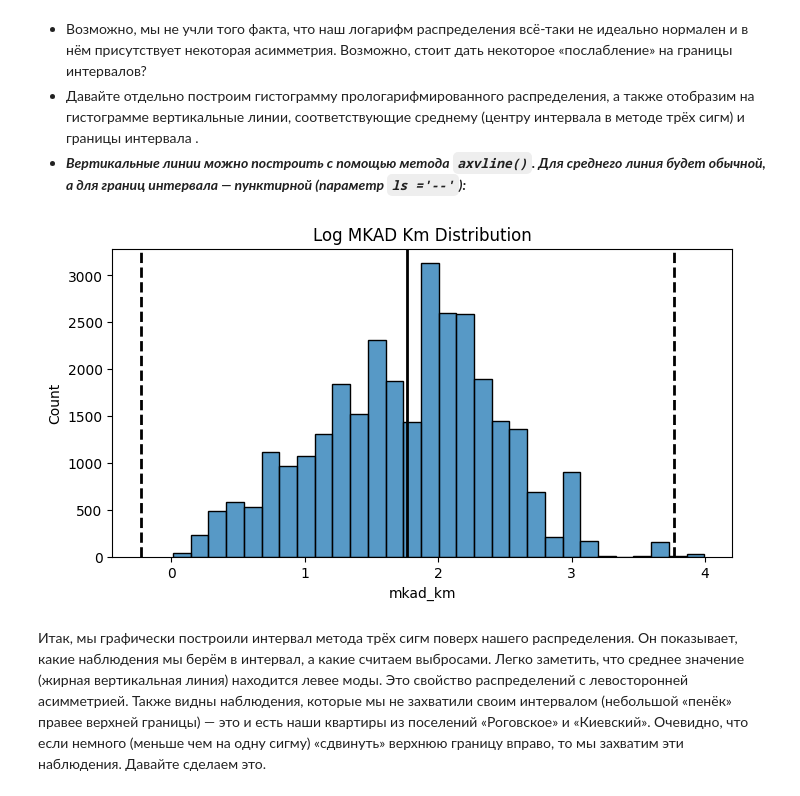
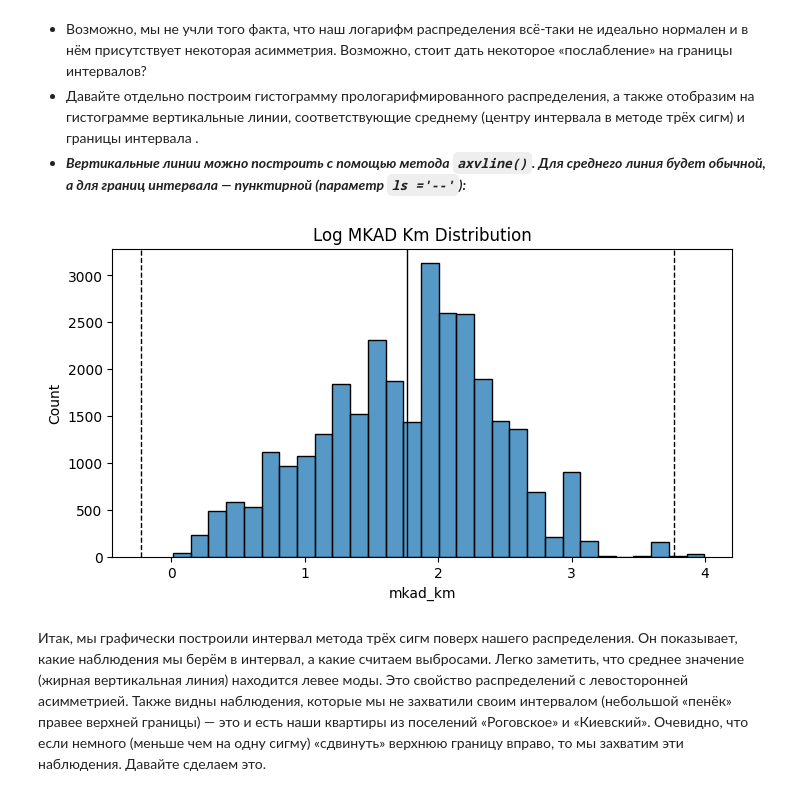
Before and after one commit to vavilove001-lab/sf_data_science, a Jupyter notebook: Notes/07_Data_clearning/clearning.ipynb, the cells around one changed output. Cells and saved outputs as stored; diff of their text form; code cells hidden in the pictures.

```diff
--- a/Notes/07_Data_clearning/clearning.ipynb
+++ b/Notes/07_Data_clearning/clearning.ipynb
@@ -730,13 +829,13 @@ Length: 2, dtype: str
 # %%
 fig, ax = plt.subplots(1, 1, figsize=(8, 4))
 log_mkad_km = np.log(sber_data['mkad_km'] + 1)
 histplot = sns.histplot(log_mkad_km, bins=30, ax=ax)
-histplot.axvline(log_mkad_km.mean(), color='k', lw=2)
-histplot.axvline(log_mkad_km.mean()+ 3 * log_mkad_km.std(), color='k', ls='--', lw=2)
-histplot.axvline(log_mkad_km.mean()- 3 * log_mkad_km.std(), color='k', ls='--', lw=2)
+histplot.axvline(log_mkad_km.mean(), color='k', lw=1)
+histplot.axvline(log_mkad_km.mean()+ 3 * log_mkad_km.std(), color='k', ls='--', lw=1)
+histplot.axvline(log_mkad_km.mean()- 3 * log_mkad_km.std(), color='k', ls='--', lw=1)
 histplot.set_title('Log MKAD Km Distribution');
 # %% [output]
-[figure, old version]
+[figure, new version]
 # %% [markdown]
 Итак, мы графически построили интервал метода трёх сигм поверх нашего распределения. Он показывает, какие наблюдения мы берём в интервал, а какие считаем выбросами. Легко заметить, что среднее значение (жирная вертикальная линия) находится левее моды. Это свойство распределений с левосторонней асимметрией. Также видны наблюдения, которые мы не захватили своим интервалом (небольшой «пенёк» правее верхней границы) — это и есть наши квартиры из поселений «Роговское» и «Киевский». Очевидно, что если немного (меньше чем на одну сигму) «сдвинуть» верхнюю границу вправо, то мы захватим эти наблюдения. Давайте сделаем это.
 # %%
```
Also changed, not shown: parts of 42 cells of this notebook, 3 other files.
